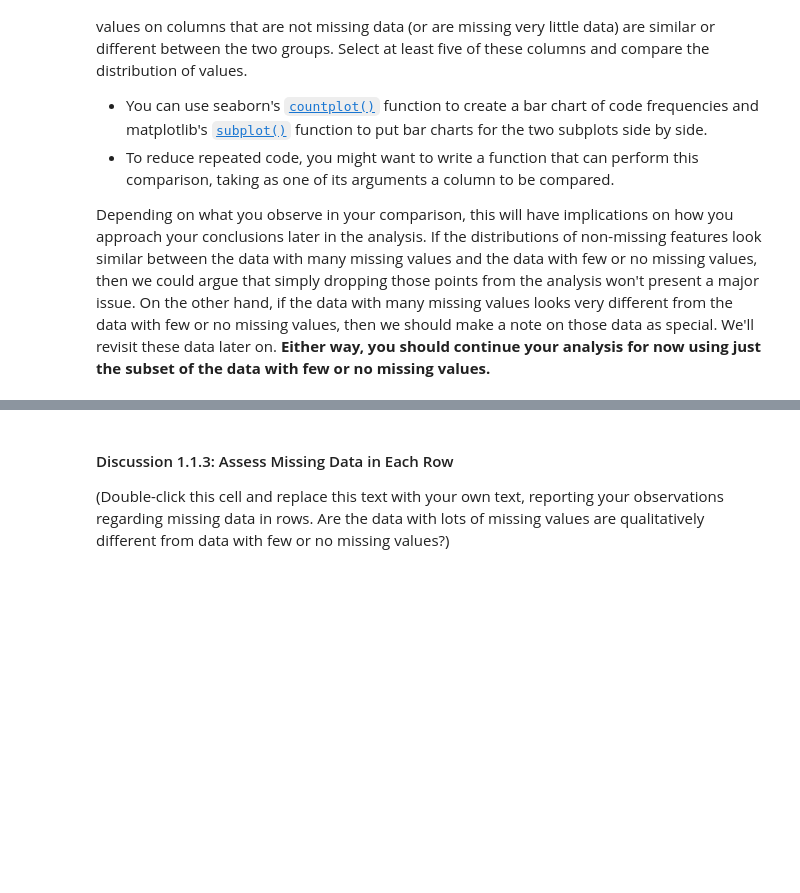
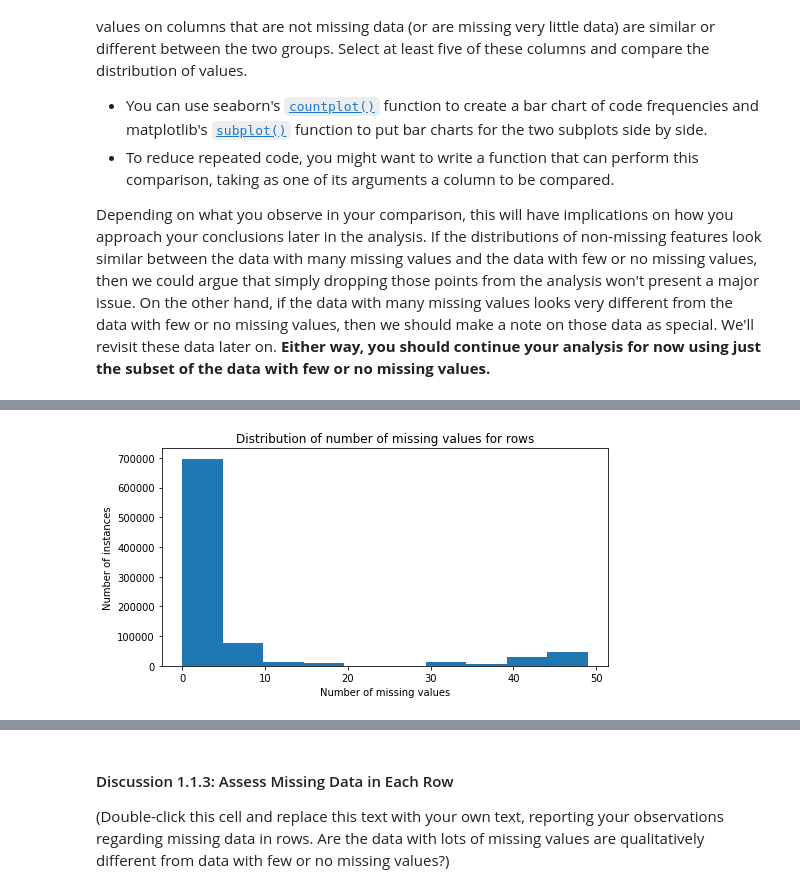
Before and after one commit to gepallas/Machine_Learning_3_Customer_Segmentation, a Jupyter notebook: Identify_Customer_Segments.ipynb, the cells around one changed output, grey strips where cells are left out. Saved outputs shown, nothing was run; the diff lists cells and outputs as text; code cells hidden in the pictures; blank space fills up the shorter version.

```diff
--- a/Identify_Customer_Segments.ipynb
+++ b/Identify_Customer_Segments.ipynb
@@ -296,0 +406,3 @@ For the remaining features, are there any patterns in which columns have, or sha
+# %%
+# Remove columns
+azdias.drop(labels=col_to_drop, axis=1, inplace=True)
@@ -310,3 +427,7 @@ In order to know what to do with the outlier rows, we should see if the distribu
 Depending on what you observe in your comparison, this will have implications on how you approach your conclusions later in the analysis. If the distributions of non-missing features look similar between the data with many missing values and the data with few or no missing values, then we could argue that simply dropping those points from the analysis won't present a major issue. On the other hand, if the data with many missing values looks very different from the data with few or no missing values, then we should make a note on those data as special. We'll revisit these data later on. **Either way, you should continue your analysis for now using just the subset of the data with few or no missing values.**
 # %%
 # How much data is missing in each row of the dataset?
+
+# Number of missing rows
+az_missing_per_row = azdias.isnull().sum(axis=1).sort_values(ascending=False)
+az_missing_per_row
@@ -312,0 +476,8 @@ Depending on what you observe in your comparison, this will have implications on
+# %%
+plt.figure(figsize=(8,4))
+plt.hist(az_missing_per_row)
+plt.title('Distribution of number of missing values for rows')
+plt.xlabel('Number of missing values')
+plt.ylabel('Number of instances');
+# %% [output]
+[figure, added]
```
Also changed, not shown: parts of 21 cells of this notebook.
